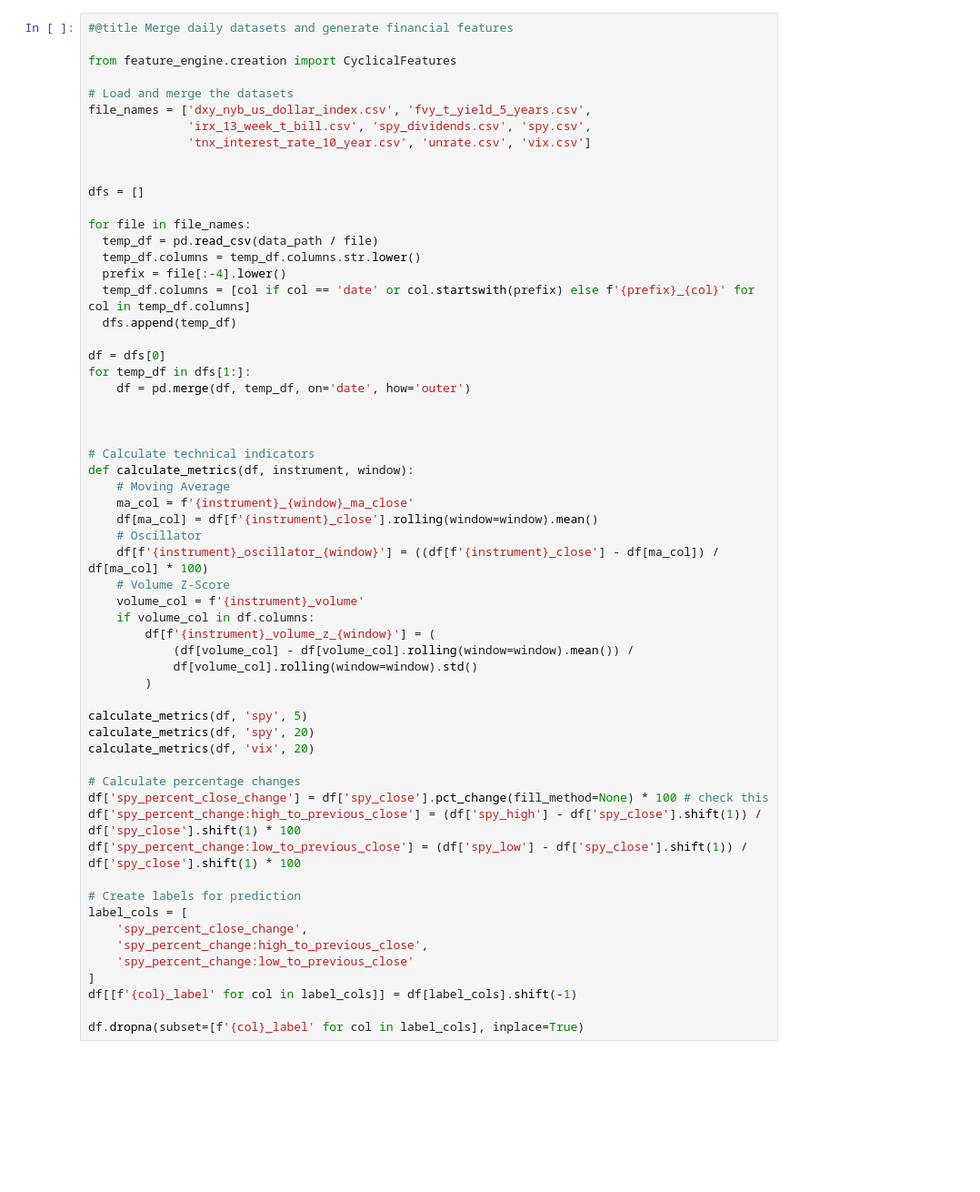
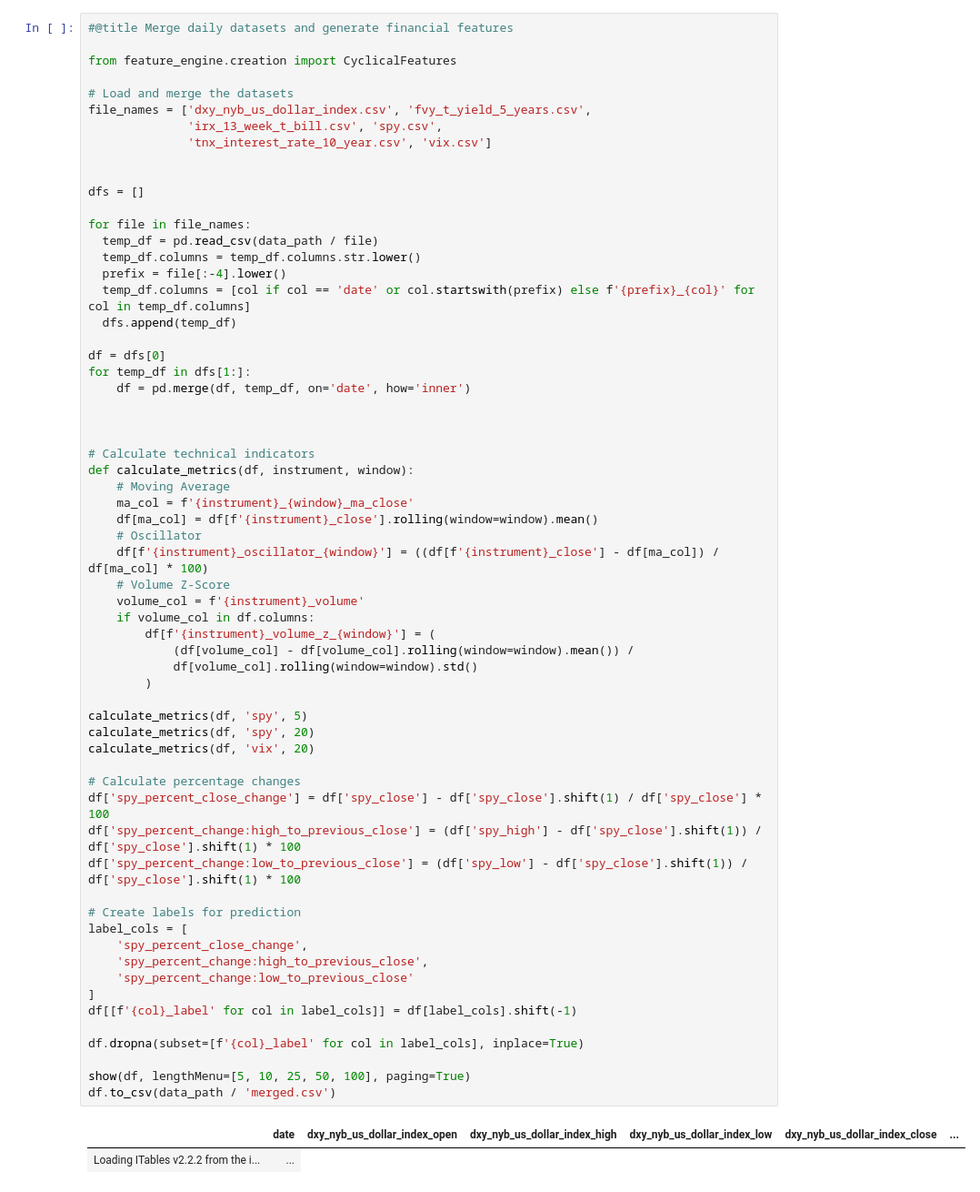
Before and after one commit to availe/Spystat-Engine-Colab, a Jupyter notebook: StatsQuant.ipynb, the cells around one changed output. Shown: that part at 91% size. Drawn from its saved outputs; the diff is of its cells as text; blank space fills up the shorter version.

```diff
--- a/StatsQuant.ipynb
+++ b/StatsQuant.ipynb
@@ -34,8 +34,8 @@ from feature_engine.creation import CyclicalFeatures
 
 # Load and merge the datasets
 file_names = ['dxy_nyb_us_dollar_index.csv', 'fvy_t_yield_5_years.csv',
-              'irx_13_week_t_bill.csv', 'spy_dividends.csv', 'spy.csv',
-              'tnx_interest_rate_10_year.csv', 'unrate.csv', 'vix.csv']
+              'irx_13_week_t_bill.csv', 'spy.csv',
+              'tnx_interest_rate_10_year.csv', 'vix.csv']
 
 
 dfs = []
@@ -49,7 +49,7 @@ for file in file_names:
 
 df = dfs[0]
 for temp_df in dfs[1:]:
-    df = pd.merge(df, temp_df, on='date', how='outer')
+    df = pd.merge(df, temp_df, on='date', how='inner')
 
 
 
@@ -58,34 +58,40 @@ def calculate_metrics(df, instrument, window):
     # Moving Average
     ma_col = f'{instrument}_{window}_ma_close'
     df[ma_col] = df[f'{instrument}_close'].rolling(window=window).mean()
     # Oscillator
     df[f'{instrument}_oscillator_{window}'] = ((df[f'{instrument}_close'] - df[ma_col]) / df[ma_col] * 100)
     # Volume Z-Score
     volume_col = f'{instrument}_volume'
     if volume_col in df.columns:
         df[f'{instrument}_volume_z_{window}'] = (
             (df[volume_col] - df[volume_col].rolling(window=window).mean()) /
             df[volume_col].rolling(window=window).std()
         )
 
 calculate_metrics(df, 'spy', 5)
 calculate_metrics(df, 'spy', 20)
 calculate_metrics(df, 'vix', 20)
 
 # Calculate percentage changes
-df['spy_percent_close_change'] = df['spy_close'].pct_change(fill_method=None) * 100 # check this
+df['spy_percent_close_change'] = df['spy_close'] - df['spy_close'].shift(1) / df['spy_close'] * 100
 df['spy_percent_change:high_to_previous_close'] = (df['spy_high'] - df['spy_close'].shift(1)) / df['spy_close'].shift(1) * 100
 df['spy_percent_change:low_to_previous_close'] = (df['spy_low'] - df['spy_close'].shift(1)) / df['spy_close'].shift(1) * 100
 
 # Create labels for prediction
 label_cols = [
     'spy_percent_close_change',
     'spy_percent_change:high_to_previous_close',
     'spy_percent_change:low_to_previous_close'
 ]
 df[[f'{col}_label' for col in label_cols]] = df[label_cols].shift(-1)
 
 df.dropna(subset=[f'{col}_label' for col in label_cols], inplace=True)
+
+show(df, lengthMenu=[5, 10, 25, 50, 100], paging=True)
+df.to_csv(data_path / 'merged.csv')
+# %% [output]
+|  | date | dxy_nyb_us_dollar_index_open | dxy_nyb_us_dollar_index_high | dxy_nyb_us_dollar_index_low | dxy_nyb_us_dollar_index_close | ... |
+| Loading ITables v2.2.2 from the i... | ... |
 # %%
 #@title Merge with monthly datasets and generate temporal features
 
```
Also changed, not shown: parts of 4 cells of this notebook.
